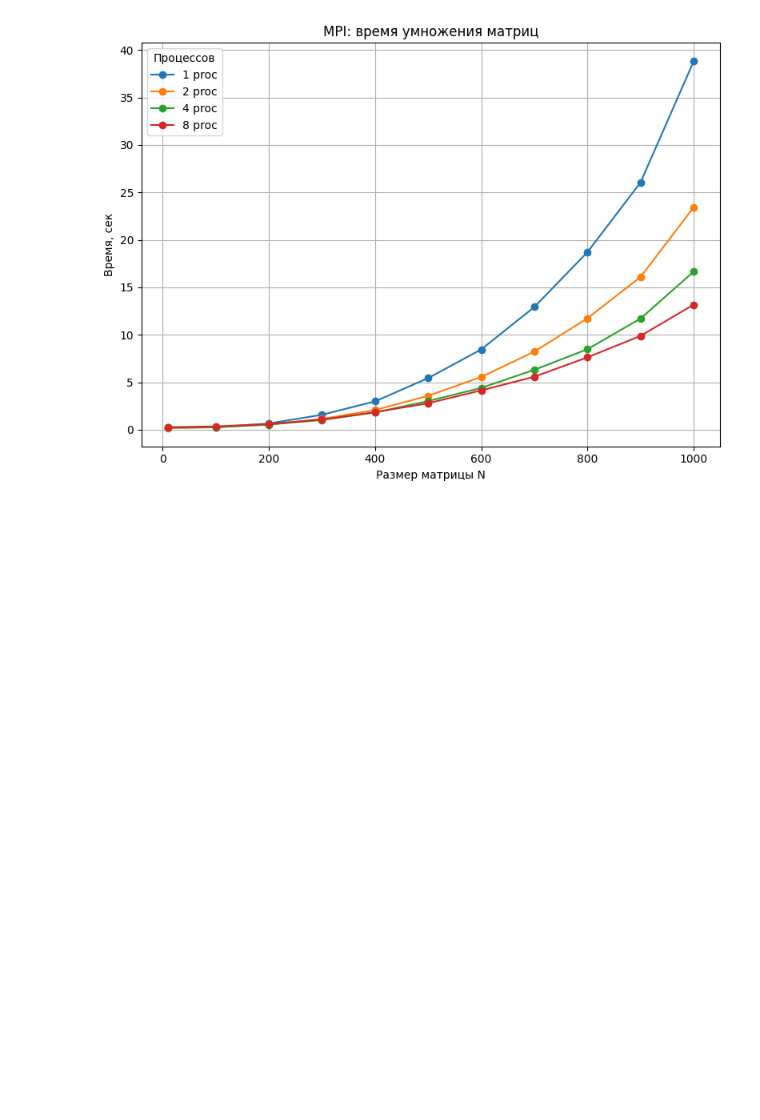
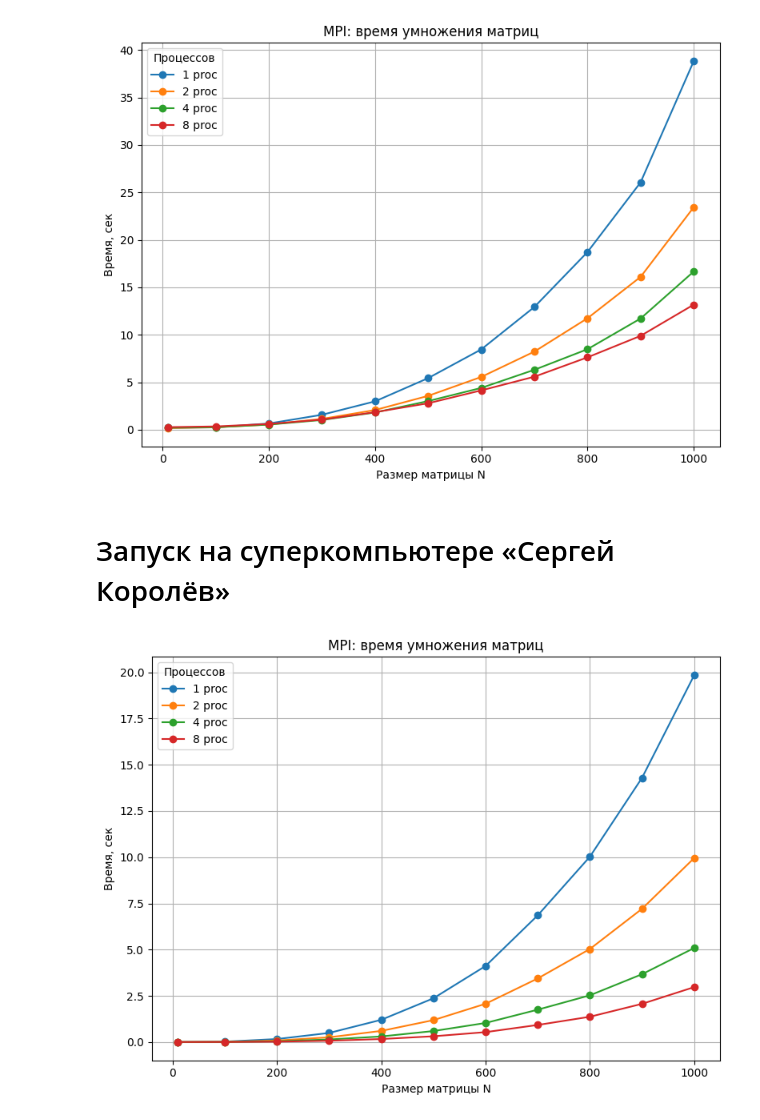
Before and after one commit to kksseonn/parallel-programming-labs, a Jupyter notebook: Lab3.ipynb, the cells around one changed output. Drawn from its saved outputs; the diff is of its cells as text; code cells hidden in the pictures; blank space fills up the shorter version.

Commit message:
added results super pc

```diff
--- a/Lab3.ipynb
+++ b/Lab3.ipynb
@@ -161,3 +161,25 @@ results[procs] = res
 plot_results(results)
 # %% [output]
 [figure]
+# %% [markdown]
+# Запуск на суперкомпьютере «Сергей Королёв»
+# %%
+files = ['super_pc/1.txt', 'super_pc/2.txt', 'super_pc/4.txt', 'super_pc/8.txt']
+procs_list = [1, 2, 4, 8]
+
+results = {}
+
+for file, procs in zip(files, procs_list):
+    data = []
+    with open(file, 'r') as f:
+        for line in f:
+            if line.strip():
+                parts = line.strip().split()
+                if len(parts) >= 2:
+                    x_val, y_val = map(float, parts[:2])
+                    data.append((x_val, y_val))
+    results[procs] = data
+
+plot_results(results)
+# %% [output]
+[figure, added]
```
Also changed, not shown: 4 other files.
